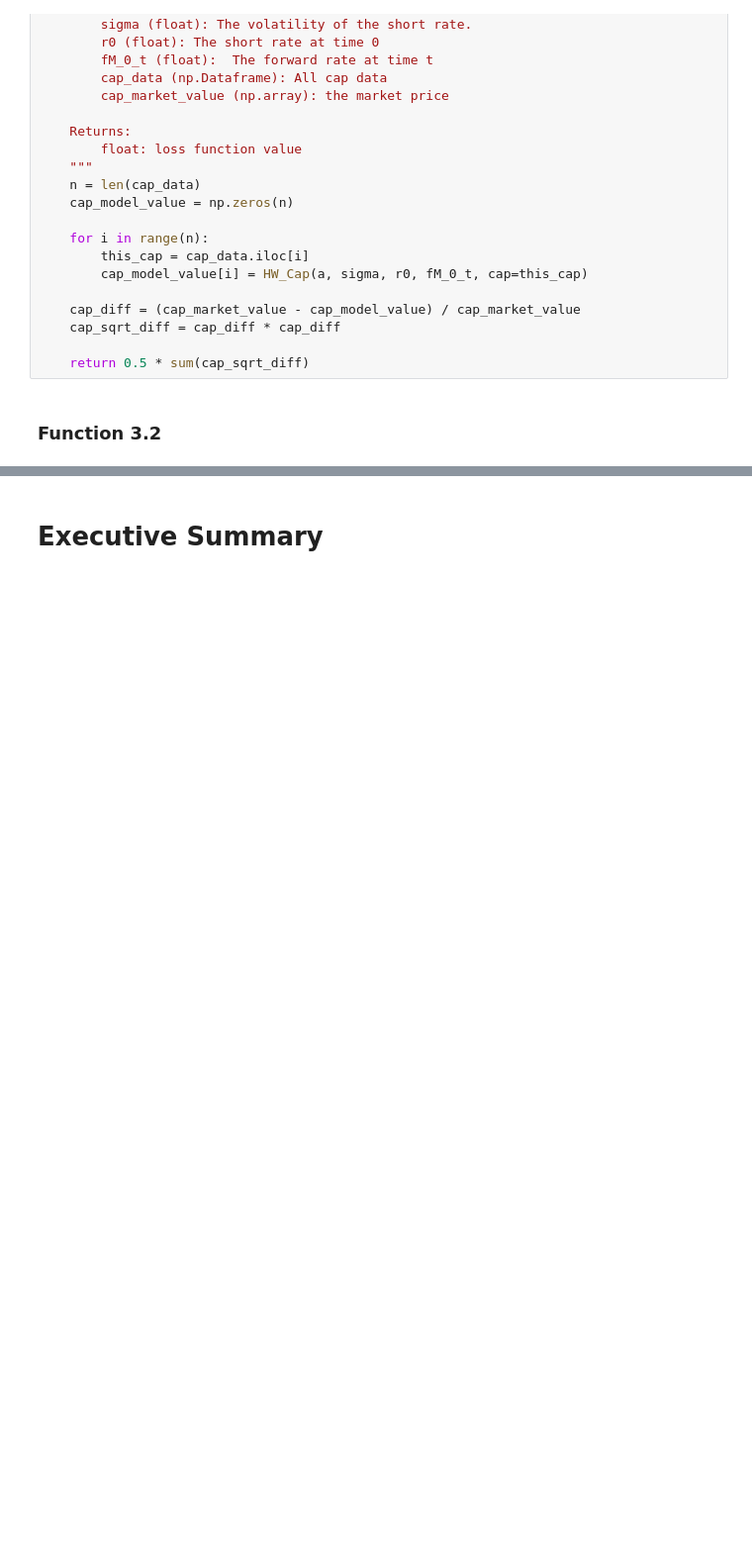
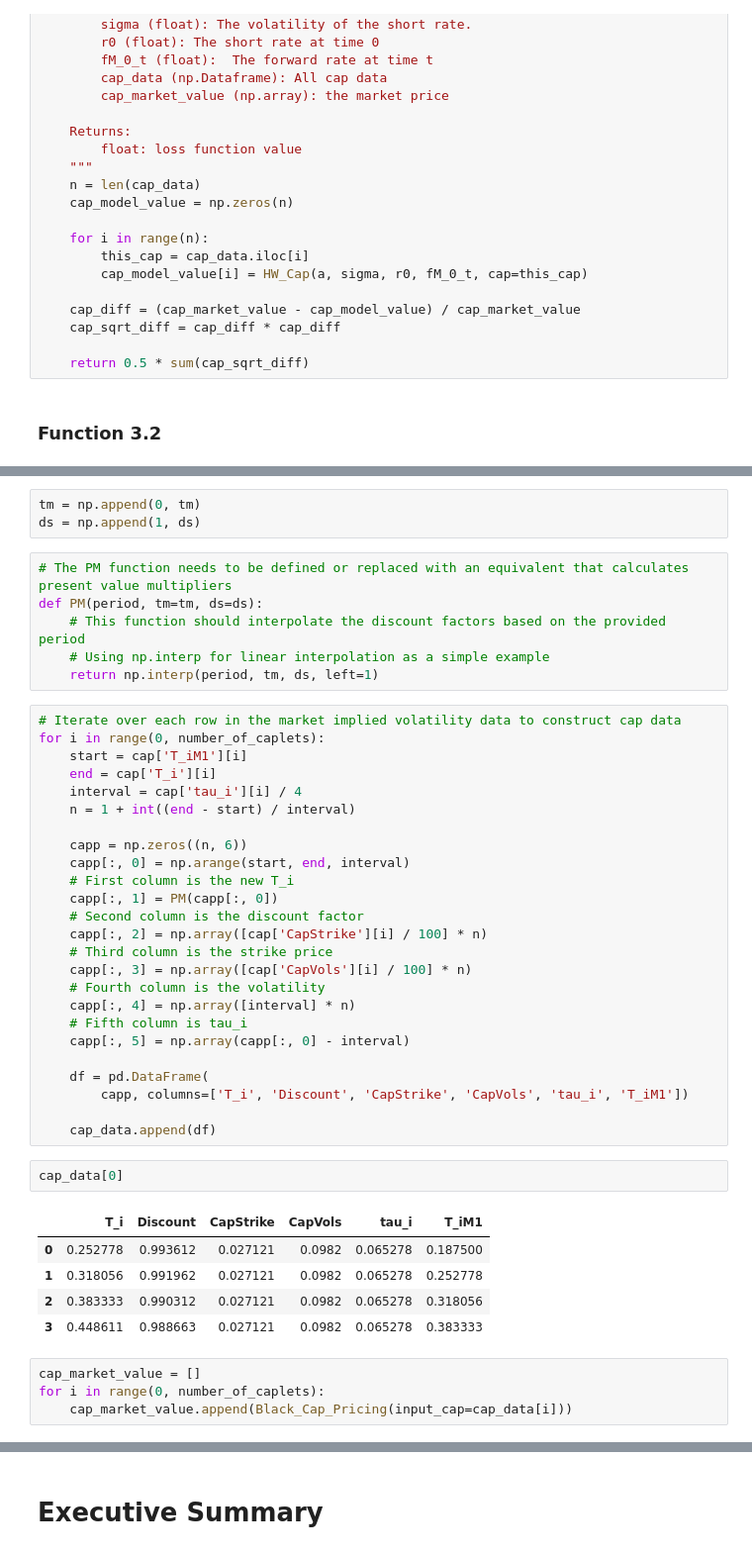
Before and after one commit to LibertyChaser/HullWhite-ATM-Caplet-Calibration, a Jupyter notebook: code/Hull_White_Model_To_ATM_Caplet_Market_Implied_Volatilities.ipynb, the cells around one changed output, grey strips where cells are left out. Shown at 99% size. Cells and saved outputs as stored; diff of their text form; blank space fills up the shorter version.

Commit message:
finish cap_market_value part, next optimization function impliment

```diff
--- a/code/Hull_White_Model_To_ATM_Caplet_Market_Implied_Volatilities.ipynb
+++ b/code/Hull_White_Model_To_ATM_Caplet_Market_Implied_Volatilities.ipynb
@@ -714,0 +702,46 @@ KeyboardInterrupt:
+# %%
+tm = np.append(0, tm)
+ds = np.append(1, ds)
+# %%
+# The PM function needs to be defined or replaced with an equivalent that calculates present value multipliers
+def PM(period, tm=tm, ds=ds):
+    # This function should interpolate the discount factors based on the provided period
+    # Using np.interp for linear interpolation as a simple example
+    return np.interp(period, tm, ds, left=1)
+# %%
+# Iterate over each row in the market implied volatility data to construct cap data
+for i in range(0, number_of_caplets):
+    start = cap['T_iM1'][i]
+    end = cap['T_i'][i]
+    interval = cap['tau_i'][i] / 4
+    n = 1 + int((end - start) / interval)
+
+    capp = np.zeros((n, 6))
+    capp[:, 0] = np.arange(start, end, interval)
+    # First column is the new T_i
+    capp[:, 1] = PM(capp[:, 0])
+    # Second column is the discount factor
+    capp[:, 2] = np.array([cap['CapStrike'][i] / 100] * n)
+    # Third column is the strike price
+    capp[:, 3] = np.array([cap['CapVols'][i] / 100] * n)
+    # Fourth column is the volatility
+    capp[:, 4] = np.array([interval] * n)
+    # Fifth column is tau_i
+    capp[:, 5] = np.array(capp[:, 0] - interval)
+
+    df = pd.DataFrame(
+        capp, columns=['T_i', 'Discount', 'CapStrike', 'CapVols', 'tau_i', 'T_iM1'])
+
+    cap_data.append(df)
+# %%
+cap_data[0]
+# %% [output]
+|  | T_i | Discount | CapStrike | CapVols | tau_i | T_iM1 |
+| 0 | 0.252778 | 0.993612 | 0.027121 | 0.0982 | 0.065278 | 0.187500 |
+| 1 | 0.318056 | 0.991962 | 0.027121 | 0.0982 | 0.065278 | 0.252778 |
+| 2 | 0.383333 | 0.990312 | 0.027121 | 0.0982 | 0.065278 | 0.318056 |
+| 3 | 0.448611 | 0.988663 | 0.027121 | 0.0982 | 0.065278 | 0.383333 |
+# %%
+cap_market_value = []
+for i in range(0, number_of_caplets):
+    cap_market_value.append(Black_Cap_Pricing(input_cap=cap_data[i]))
```
Also changed, not shown: parts of 9 cells of this notebook.
